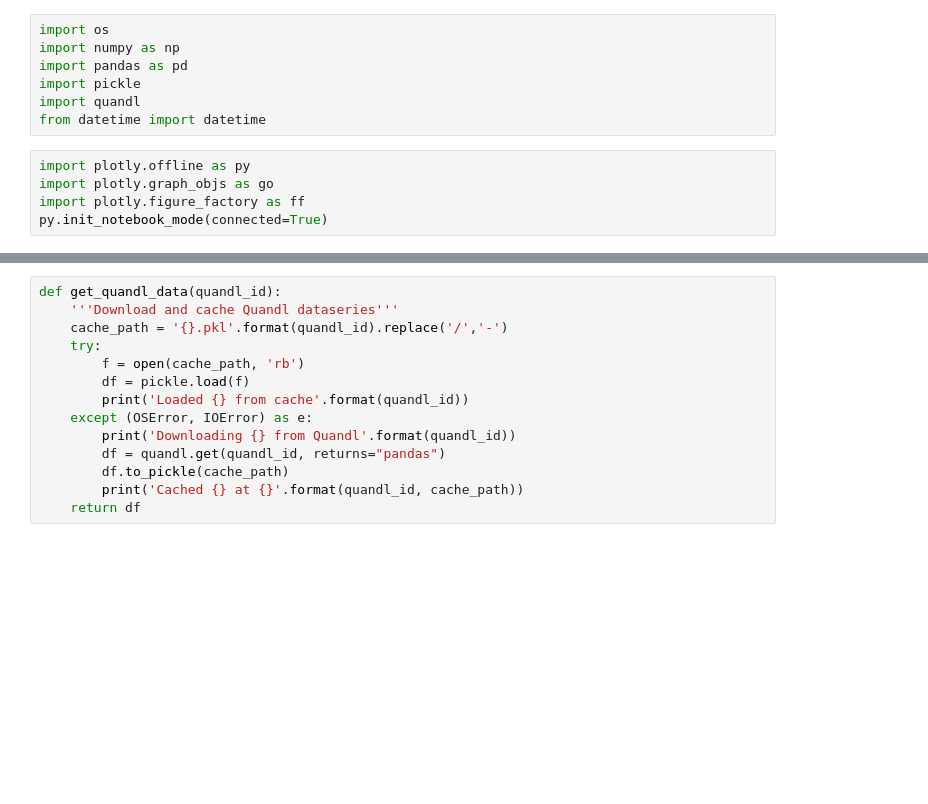
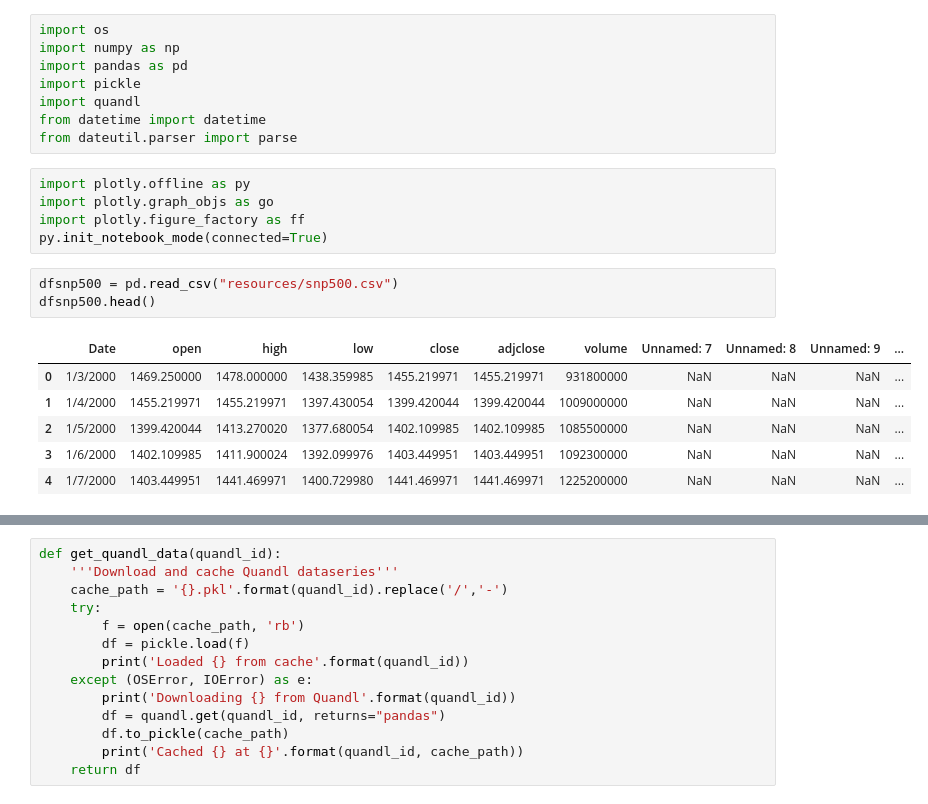
Before and after one commit to kundami/bitcoin_data_analaysis, a Jupyter notebook: Bitcoin-Analysis.ipynb, the cells around one changed output, grey strips where cells are left out. Drawn from its saved outputs; the diff is of its cells as text; blank space fills up the shorter version.

```diff
--- a/Bitcoin-Analysis.ipynb
+++ b/Bitcoin-Analysis.ipynb
@@ -5,8 +5,19 @@ import pandas as pd
 import pickle
 import quandl
 from datetime import datetime
+from dateutil.parser import parse
 # %%
 import plotly.offline as py
 import plotly.graph_objs as go
 import plotly.figure_factory as ff
 py.init_notebook_mode(connected=True)
+# %%
+dfsnp500 = pd.read_csv("resources/snp500.csv")
+dfsnp500.head()
+# %% [output]
+|  | Date | open | high | low | close | adjclose | volume | Unnamed: 7 | Unnamed: 8 | Unnamed: 9 | ... |
+| 0 | 1/3/2000 | 1469.250000 | 1478.000000 | 1438.359985 | 1455.219971 | 1455.219971 | 931800000 | NaN | NaN | NaN | ... |
+| 1 | 1/4/2000 | 1455.219971 | 1455.219971 | 1397.430054 | 1399.420044 | 1399.420044 | 1009000000 | NaN | NaN | NaN | ... |
+| 2 | 1/5/2000 | 1399.420044 | 1413.270020 | 1377.680054 | 1402.109985 | 1402.109985 | 1085500000 | NaN | NaN | NaN | ... |
+| 3 | 1/6/2000 | 1402.109985 | 1411.900024 | 1392.099976 | 1403.449951 | 1403.449951 | 1092300000 | NaN | NaN | NaN | ... |
+| 4 | 1/7/2000 | 1403.449951 | 1441.469971 | 1400.729980 | 1441.469971 | 1441.469971 | 1225200000 | NaN | NaN | NaN | ... |
```
Also changed, not shown: parts of 17 cells of this notebook.
